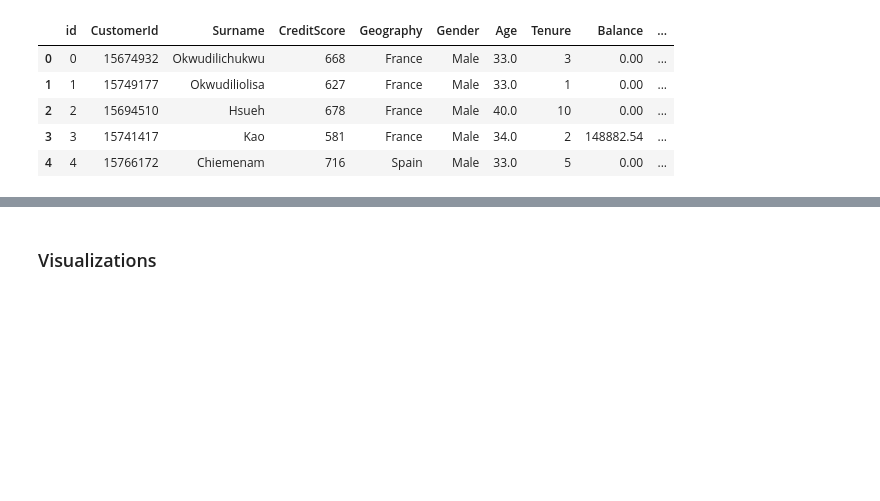
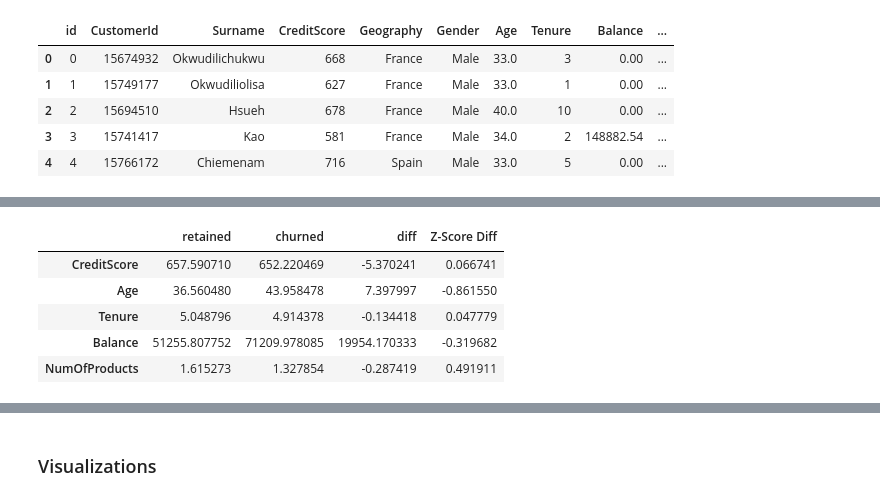
Before and after one commit to EliasOMacias/Bank_client_churn_prediction, a Jupyter notebook: Bank_churn_predictor.ipynb, the cells around one changed output, grey strips where cells are left out. Cells and saved outputs as stored; diff of their text form; code cells hidden in the pictures; blank space fills up the shorter version.

Commit message:
Add summary comparison table for qualitiative metrics between churned and non churned customers.

```diff
--- a/Bank_churn_predictor.ipynb
+++ b/Bank_churn_predictor.ipynb
@@ -76 +76,28 @@ dtypes: float64(5), int64(6), object(3)
 memory usage: 17.6+ MB
+# %%
+df_churned = df[df['Exited'] ==1]
+df_retained = df[df['Exited'] == 0]
+
+num_variables = ['CreditScore','Age','Tenure','Balance','NumOfProducts']
+
+average_comparison_table = pd.DataFrame({
+    'retained': df_retained[num_variables].mean(),
+    'churned': df_churned[num_variables].mean(),
+})
+average_comparison_table['diff'] = average_comparison_table['churned']-average_comparison_table['retained']
+
+std_churned = df_churned[num_variables].std()
+std_retained = df_retained[num_variables].std()
+
+pooled_std = np.sqrt((std_churned**2 + std_retained**2) / 2)
+
+average_comparison_table['Z-Score Diff'] = (average_comparison_table['retained']-average_comparison_table['churned'])/pooled_std
+# %%
+average_comparison_table
+# %% [output]
+|  | retained | churned | diff | Z-Score Diff |
+| CreditScore | 657.590710 | 652.220469 | -5.370241 | 0.066741 |
+| Age | 36.560480 | 43.958478 | 7.397997 | -0.861550 |
+| Tenure | 5.048796 | 4.914378 | -0.134418 | 0.047779 |
+| Balance | 51255.807752 | 71209.978085 | 19954.170333 | -0.319682 |
+| NumOfProducts | 1.615273 | 1.327854 | -0.287419 | 0.491911 |
```
Also changed, not shown: parts of 8 cells of this notebook.
